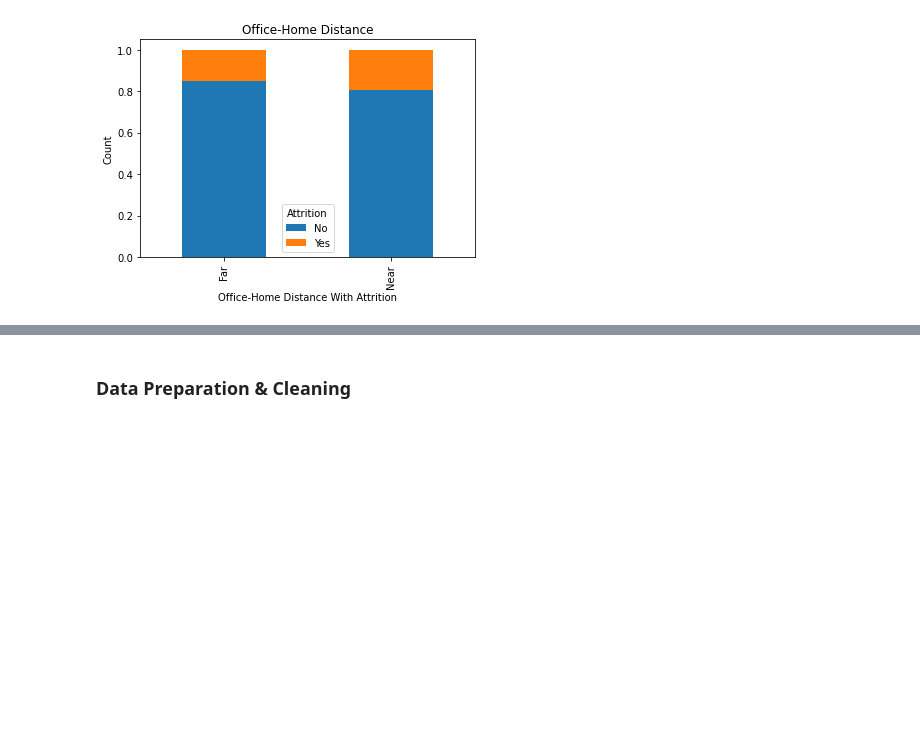
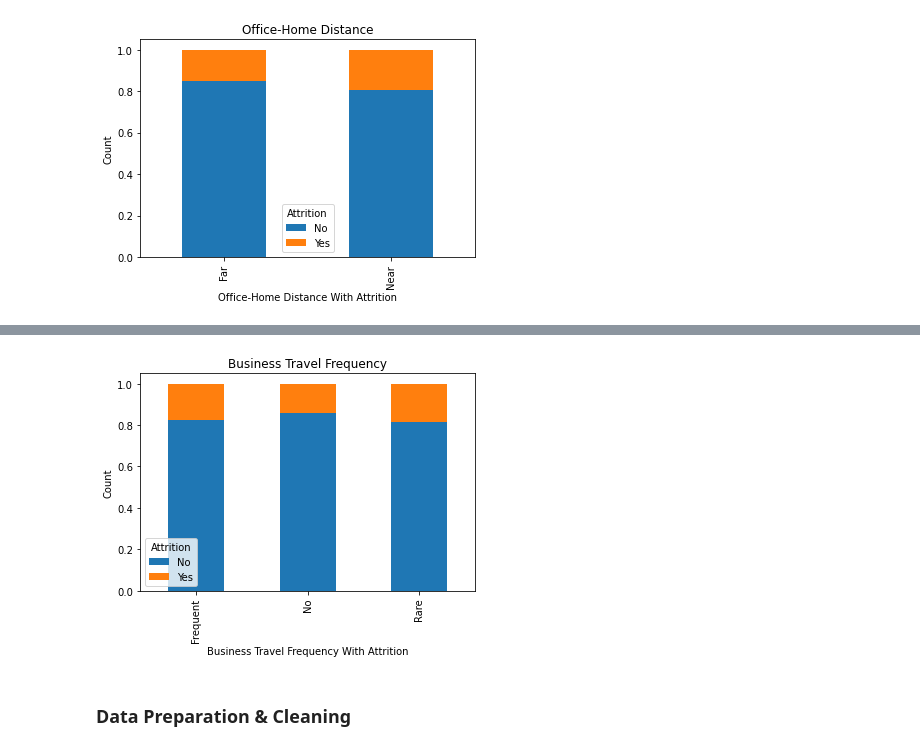
Before and after one commit to Chanlaiieng12/Predicting-Employee-Turnover, a Jupyter notebook: Team 5 Final Project.ipynb, the cells around one changed output, grey strips where cells are left out. Cells and saved outputs as stored; diff of their text form; code cells hidden in the pictures; blank space fills up the shorter version.

```diff
--- a/Team 5 Final Project.ipynb
+++ b/Team 5 Final Project.ipynb
@@ -178,3 +201,13 @@ plt.show()
+# %%
+# Normalized Bar graph of business travel frequency with overlay of attrition
+ctn3 = crosstab3.div(crosstab3.sum(1),axis=0)
+ctn3.plot(kind='bar',stacked=True)
+plt.xlabel("Business Travel Frequency With Attrition")
+plt.ylabel("Count")
+plt.title("Business Travel Frequency")
+plt.show()
+# %% [output]
+[figure, added]
 # %% [markdown]
 ### Data Preparation & Cleaning
 # %% [markdown]
```
Also changed, not shown: parts of 15 cells of this notebook.
